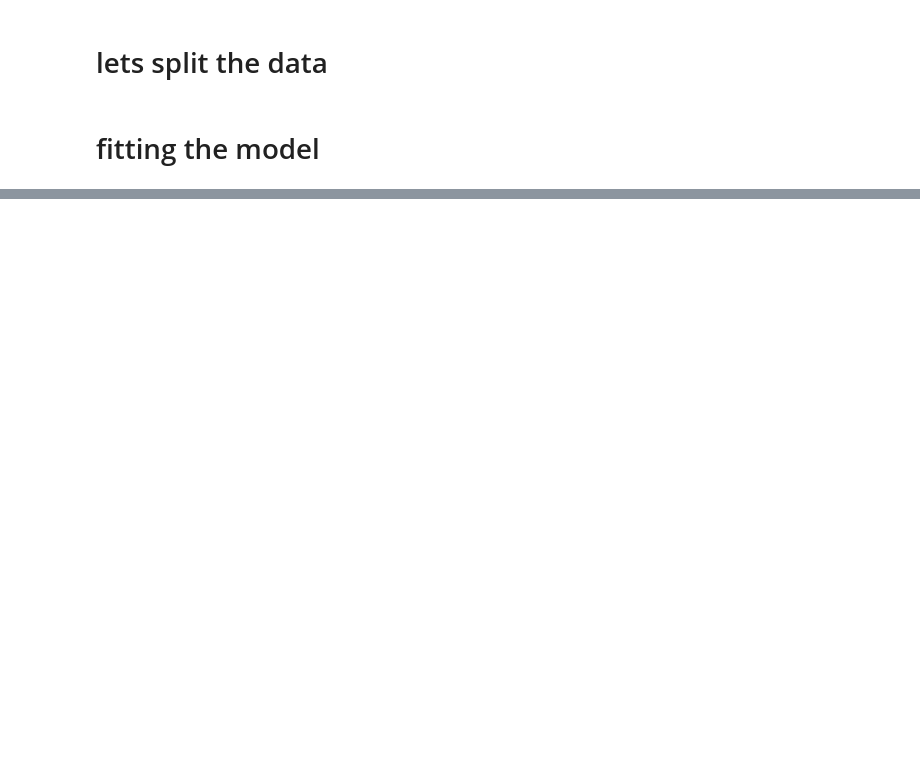
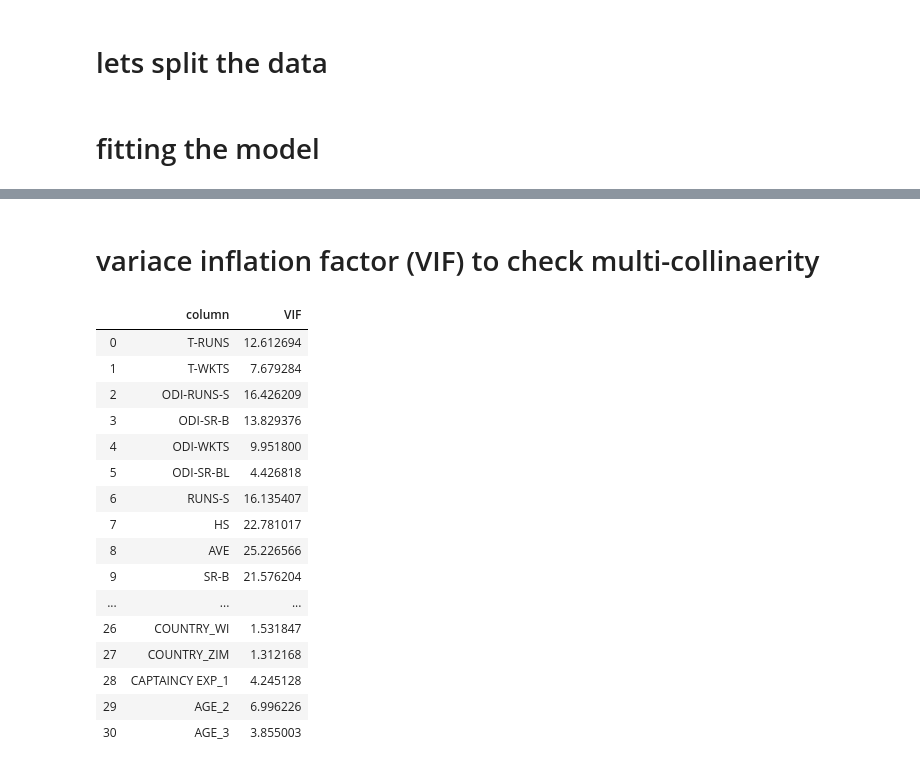
Before and after one commit to gaurav3030/mlpractice, a Jupyter notebook: PredictingSoldPriceOfIplPlayers.ipynb, the cells around one changed output, grey strips where cells are left out. Cells and saved outputs as stored; diff of their text form; code cells hidden in the pictures; blank space fills up the shorter version.

Commit message:
multicolinearity

```diff
--- a/PredictingSoldPriceOfIplPlayers.ipynb
+++ b/PredictingSoldPriceOfIplPlayers.ipynb
@@ -92,3 +92,5 @@ ipl_model.summary2()
 | Prob(Omnibus): | 0.098 | Jarque-Bera (JB): | 3.977 |
 | Skew: | 0.431 | Prob(JB): | 0.137 |
 | Kurtosis: | 3.418 | Condition No.: | 89367 |
+# %% [markdown]
+# variace inflation factor (VIF) to check multi-collinaerity
@@ -94,0 +107,21 @@ ipl_model.summary2()
+# %%
+vif_factors = get_vif_factors(X[X_features])
+vif_factors
+# %% [output]
+|  | column | VIF |
+| 0 | T-RUNS | 12.612694 |
+| 1 | T-WKTS | 7.679284 |
+| 2 | ODI-RUNS-S | 16.426209 |
+| 3 | ODI-SR-B | 13.829376 |
+| 4 | ODI-WKTS | 9.951800 |
+| 5 | ODI-SR-BL | 4.426818 |
+| 6 | RUNS-S | 16.135407 |
+| 7 | HS | 22.781017 |
+| 8 | AVE | 25.226566 |
+| 9 | SR-B | 21.576204 |
+| ... | ... | ... |
+| 26 | COUNTRY_WI | 1.531847 |
+| 27 | COUNTRY_ZIM | 1.312168 |
+| 28 | CAPTAINCY EXP_1 | 4.245128 |
+| 29 | AGE_2 | 6.996226 |
+| 30 | AGE_3 | 3.855003 |
```
Also changed, not shown: parts of 7 cells of this notebook.
